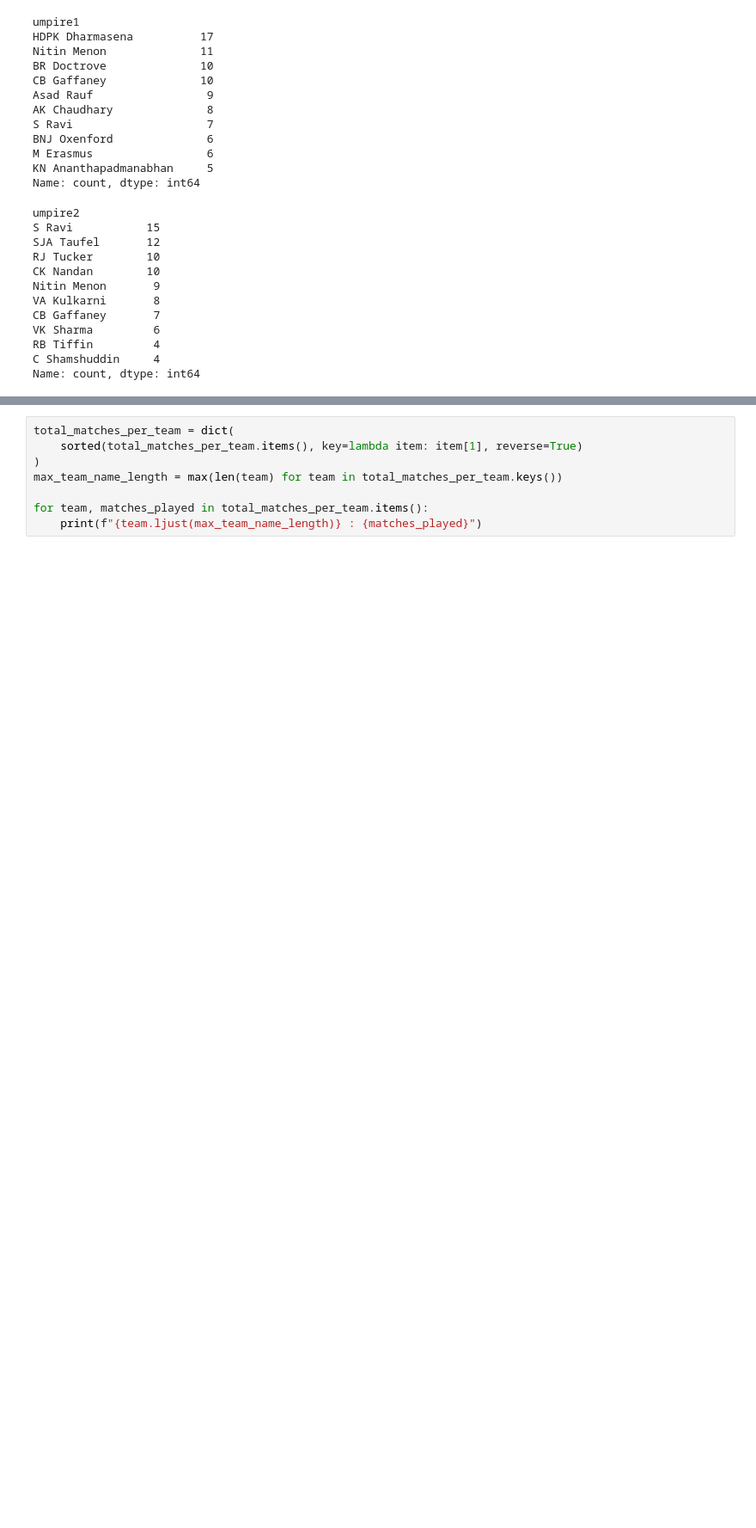
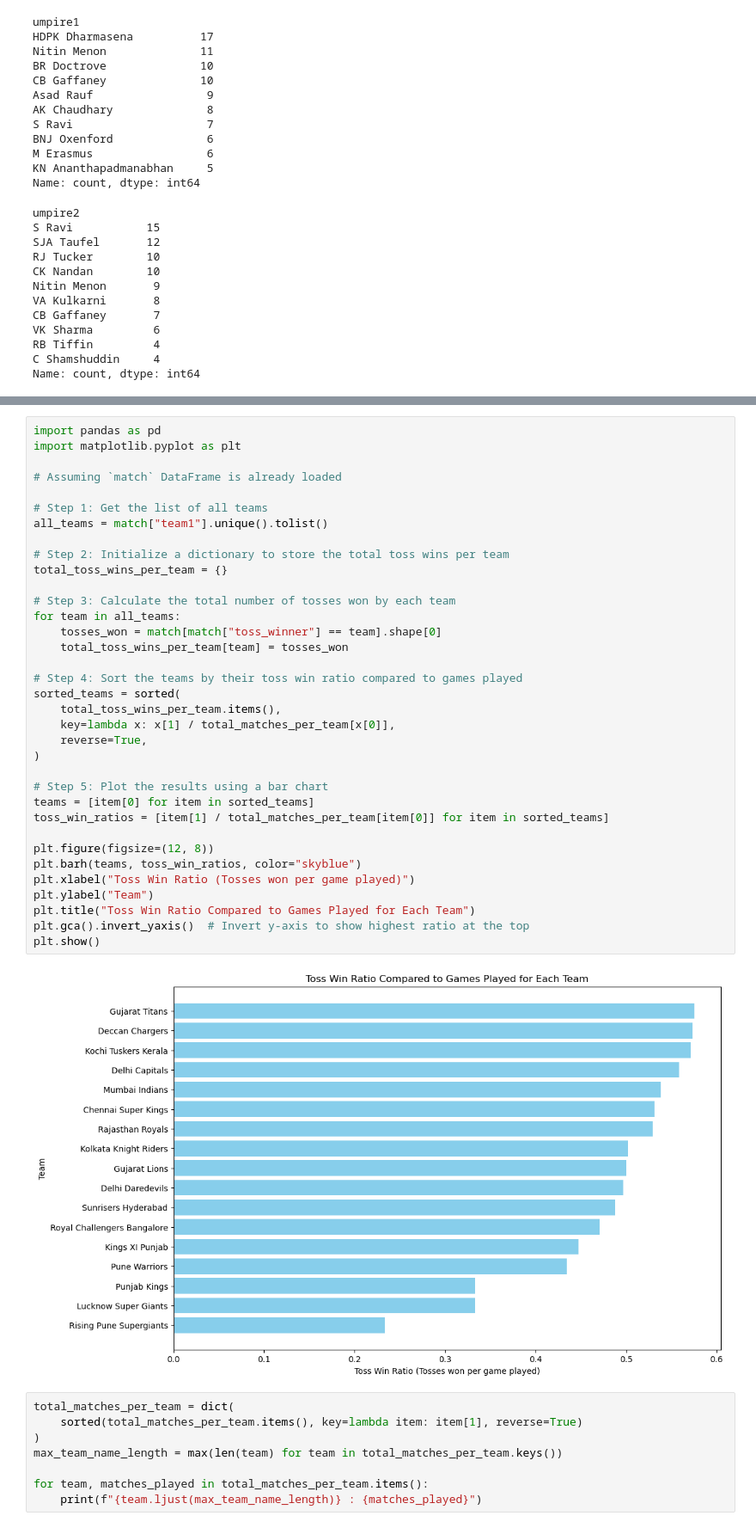
Before and after one commit to code-with-aneesh/IPL_Analysis, a Jupyter notebook: match_analysis.ipynb, the cells around one changed output, grey strips where cells are left out. Shown: that part at 86% size. Cells and saved outputs as stored; diff of their text form; blank space fills up the shorter version.

```diff
--- a/match_analysis.ipynb
+++ b/match_analysis.ipynb
@@ -243,3 +240,40 @@ Rising Pune Supergiants     : 0.233
+# %%
+import pandas as pd
+import matplotlib.pyplot as plt
+
+# Assuming `match` DataFrame is already loaded
+
+# Step 1: Get the list of all teams
+all_teams = match["team1"].unique().tolist()
+
+# Step 2: Initialize a dictionary to store the total toss wins per team
+total_toss_wins_per_team = {}
+
+# Step 3: Calculate the total number of tosses won by each team
+for team in all_teams:
+    tosses_won = match[match["toss_winner"] == team].shape[0]
+    total_toss_wins_per_team[team] = tosses_won
+
+# Step 4: Sort the teams by their toss win ratio compared to games played
+sorted_teams = sorted(
+    total_toss_wins_per_team.items(),
+    key=lambda x: x[1] / total_matches_per_team[x[0]],
+    reverse=True,
+)
+
+# Step 5: Plot the results using a bar chart
+teams = [item[0] for item in sorted_teams]
+toss_win_ratios = [item[1] / total_matches_per_team[item[0]] for item in sorted_teams]
+
+plt.figure(figsize=(12, 8))
+plt.barh(teams, toss_win_ratios, color="skyblue")
+plt.xlabel("Toss Win Ratio (Tosses won per game played)")
+plt.ylabel("Team")
+plt.title("Toss Win Ratio Compared to Games Played for Each Team")
+plt.gca().invert_yaxis()  # Invert y-axis to show highest ratio at the top
+plt.show()
+# %% [output]
+[figure, added]
 # %%
 total_matches_per_team = dict(
     sorted(total_matches_per_team.items(), key=lambda item: item[1], reverse=True)
```
Also changed, not shown: parts of 8 cells of this notebook, 4 other files.
